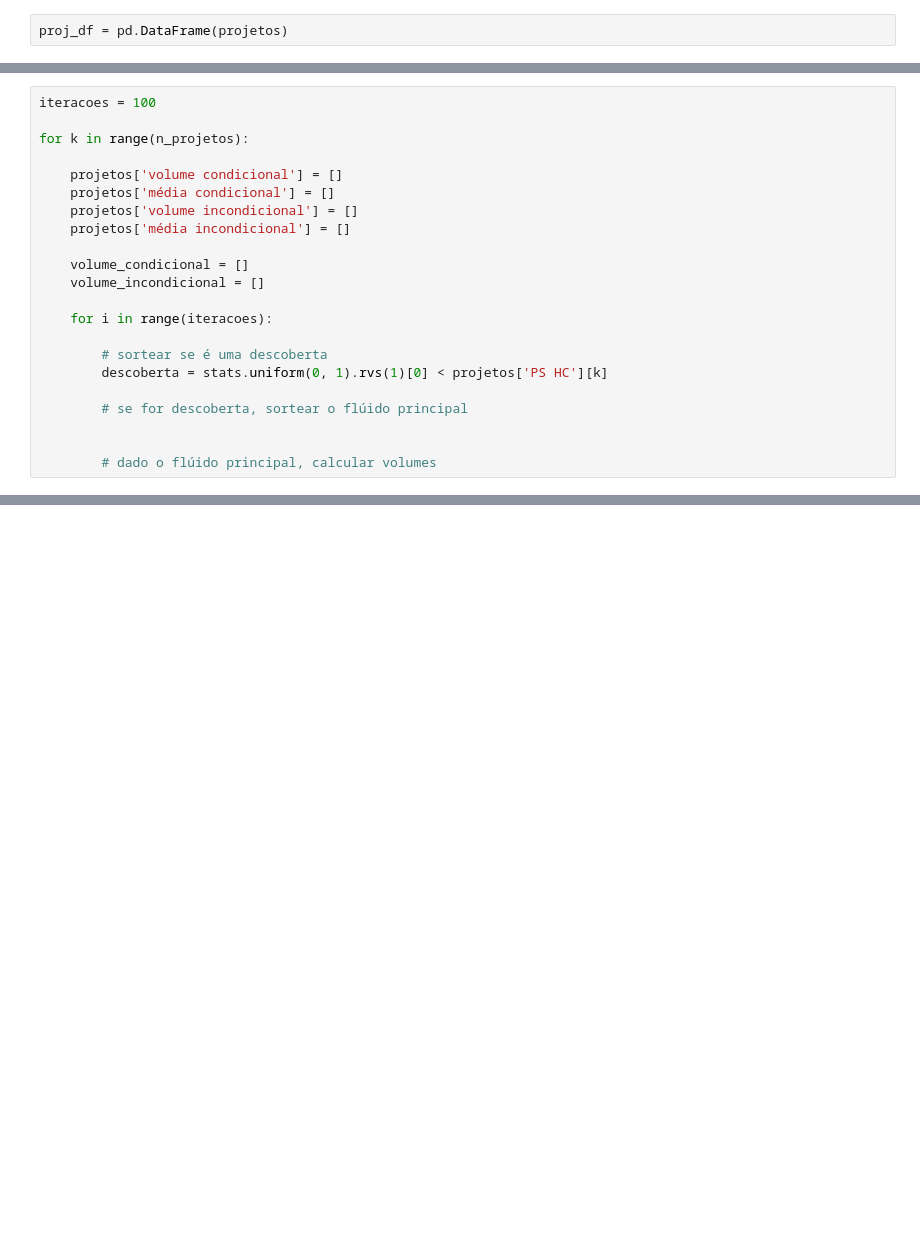
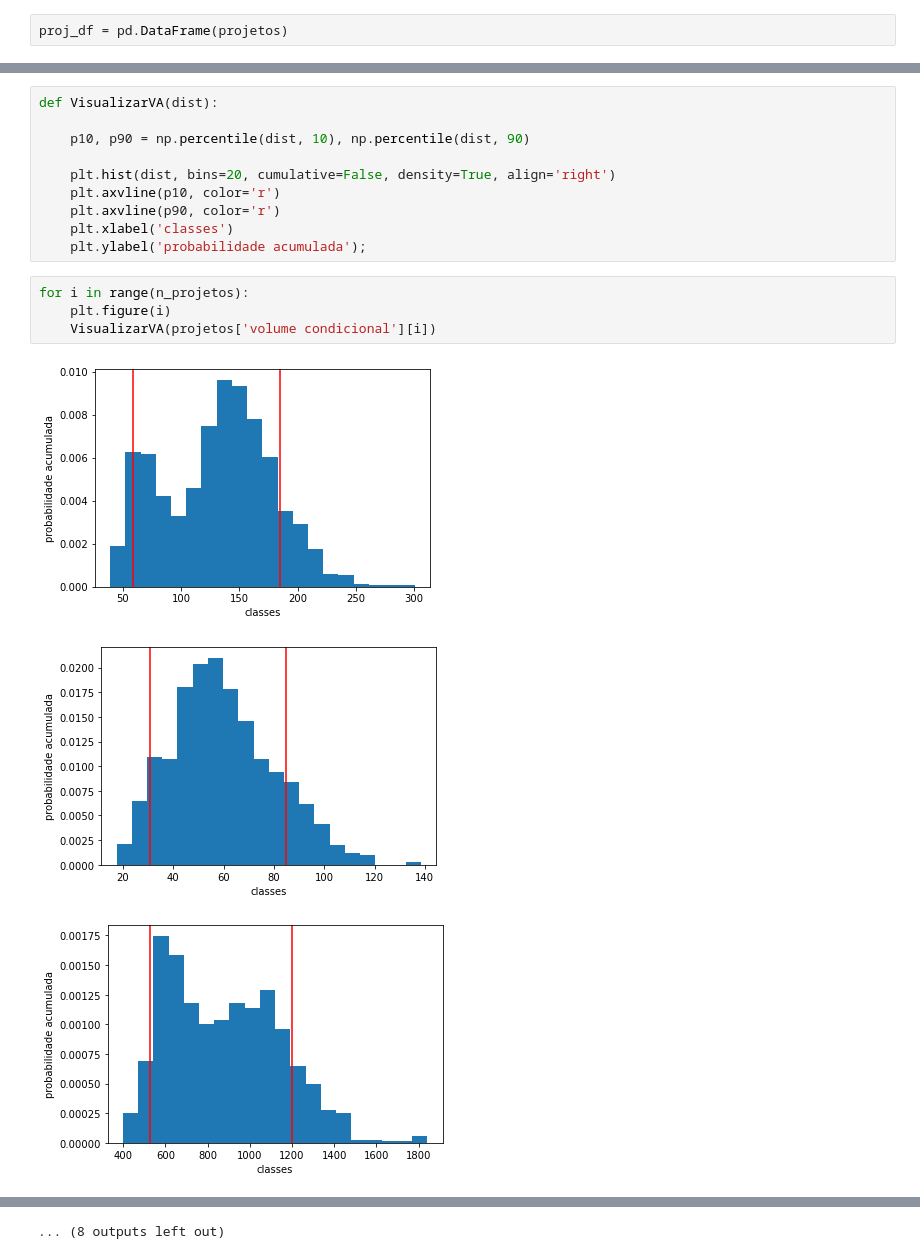
Before and after one commit to joaoweissmann/DRSP-B, a Jupyter notebook: synthetic_instance_generator.ipynb, the cells around one changed output, grey strips where cells are left out. Saved outputs shown, nothing was run; the diff lists cells and outputs as text; blank space fills up the shorter version.

```diff
--- a/synthetic_instance_generator.ipynb
+++ b/synthetic_instance_generator.ipynb
@@ -450,22 +460,0 @@ list(projetos.keys())
-# %%
-iteracoes = 100
-
-for k in range(n_projetos):
-
-    projetos['volume condicional'] = []
-    projetos['média condicional'] = []
-    projetos['volume incondicional'] = []
-    projetos['média incondicional'] = []
-
-    volume_condicional = []
-    volume_incondicional = []
-
-    for i in range(iteracoes):
-
-        # sortear se é uma descoberta
-        descoberta = stats.uniform(0, 1).rvs(1)[0] < projetos['PS HC'][k]
-
-        # se for descoberta, sortear o flúido principal
-
-
-        # dado o flúido principal, calcular volumes
@@ -489,0 +545,18 @@ True
+# %%
+def VisualizarVA(dist):
+
+    p10, p90 = np.percentile(dist, 10), np.percentile(dist, 90)
+
+    plt.hist(dist, bins=20, cumulative=False, density=True, align='right')
+    plt.axvline(p10, color='r')
+    plt.axvline(p90, color='r')
+    plt.xlabel('classes')
+    plt.ylabel('probabilidade acumulada');
+# %%
+for i in range(n_projetos):
+    plt.figure(i)
+    VisualizarVA(projetos['volume condicional'][i])
+# %% [output]
+[figure, added]
+[figure, added]
+[figure, added]
@@ -489,0 +572 @@ True
+... (8 outputs left out)
```
Also changed, not shown: parts of 41 cells of this notebook.
